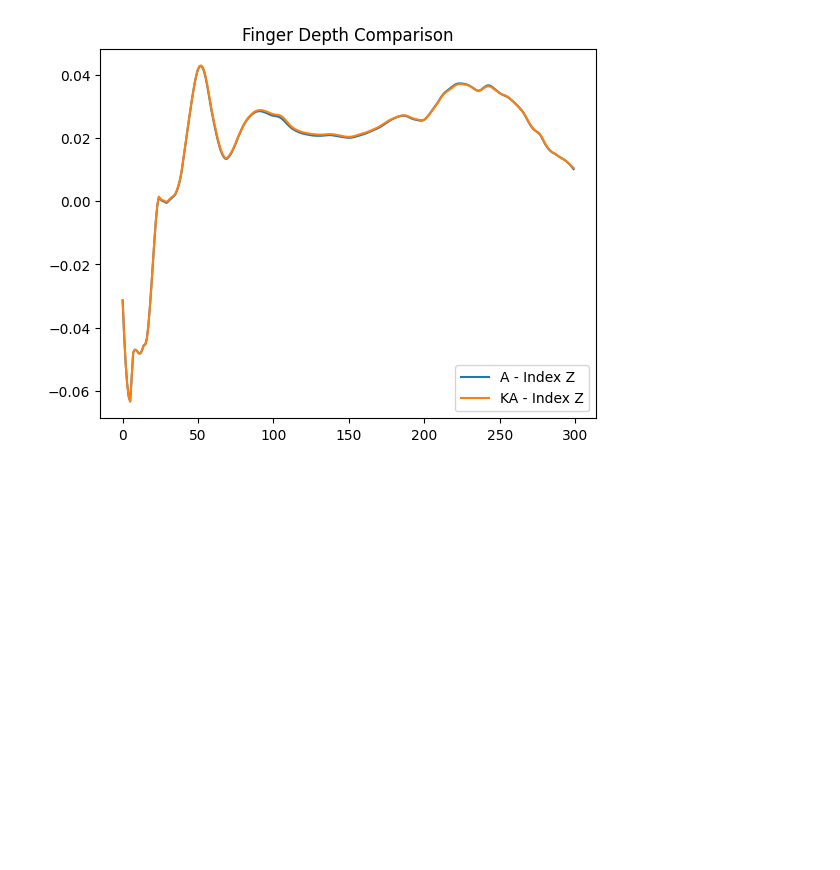
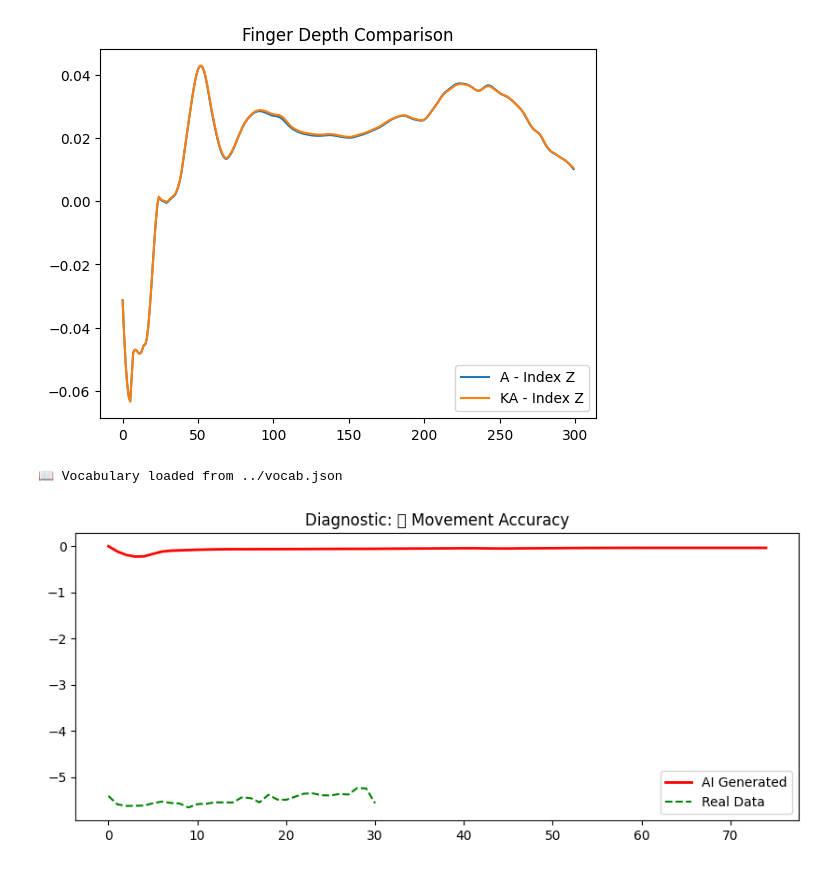
Before and after one commit to bses7/Nepali-Sign-Language, a Jupyter notebook: Notebook/tokenizer_check.ipynb, the cells around one changed output. Cells and saved outputs as stored; diff of their text form; code cells hidden in the pictures; blank space fills up the shorter version.

Commit message:
Changed Tokenizer and Train Engine

```diff
--- a/Notebook/tokenizer_check.ipynb
+++ b/Notebook/tokenizer_check.ipynb
@@ -77,3 +77,34 @@ plt.show()
 # %% [output]
 📖 Vocabulary loaded from ../vocab.json
 [figure]
+# %%
+import matplotlib.pyplot as plt
+from src.inference.inference_engine import NSLGenerator
+import pandas as pd
+import numpy as np
+
+
+generator = NSLGenerator("../experiments/best_model.pth", "../vocab.json")
+
+def diagnostic_plot(char, landmark_idx=8): # Landmark 8 is Index Finger Tip
+    # 1. Generate the letter
+    generated = generator.generate(char, frames_per_char=60)
+    gen_finger_z = generated[:, 99 + landmark_idx*3 + 2] # Get Z coord of finger
+
+    # 2. Load a real sample of that letter
+    df = pd.read_csv("../training_dataset/master_metadata.csv")
+    real_path = Path("../training_dataset") / df[df['char'] == char].iloc[0]['relative_path']
+    real_data = np.load(real_path)['lh'][:, landmark_idx, 2] * 5.0 # Match training scale
+
+    # 3. Plot
+    plt.figure(figsize=(10, 4))
+    plt.plot(gen_finger_z, label="AI Generated", color='red', linewidth=2)
+    plt.plot(real_data, label="Real Data", color='green', linestyle='--')
+    plt.title(f"Diagnostic: {char} Movement Accuracy")
+    plt.legend()
+    plt.show()
+
+diagnostic_plot("क")
+# %% [output]
+📖 Vocabulary loaded from ../vocab.json
+[figure, added]
```
Also changed, not shown: 17 other files.
